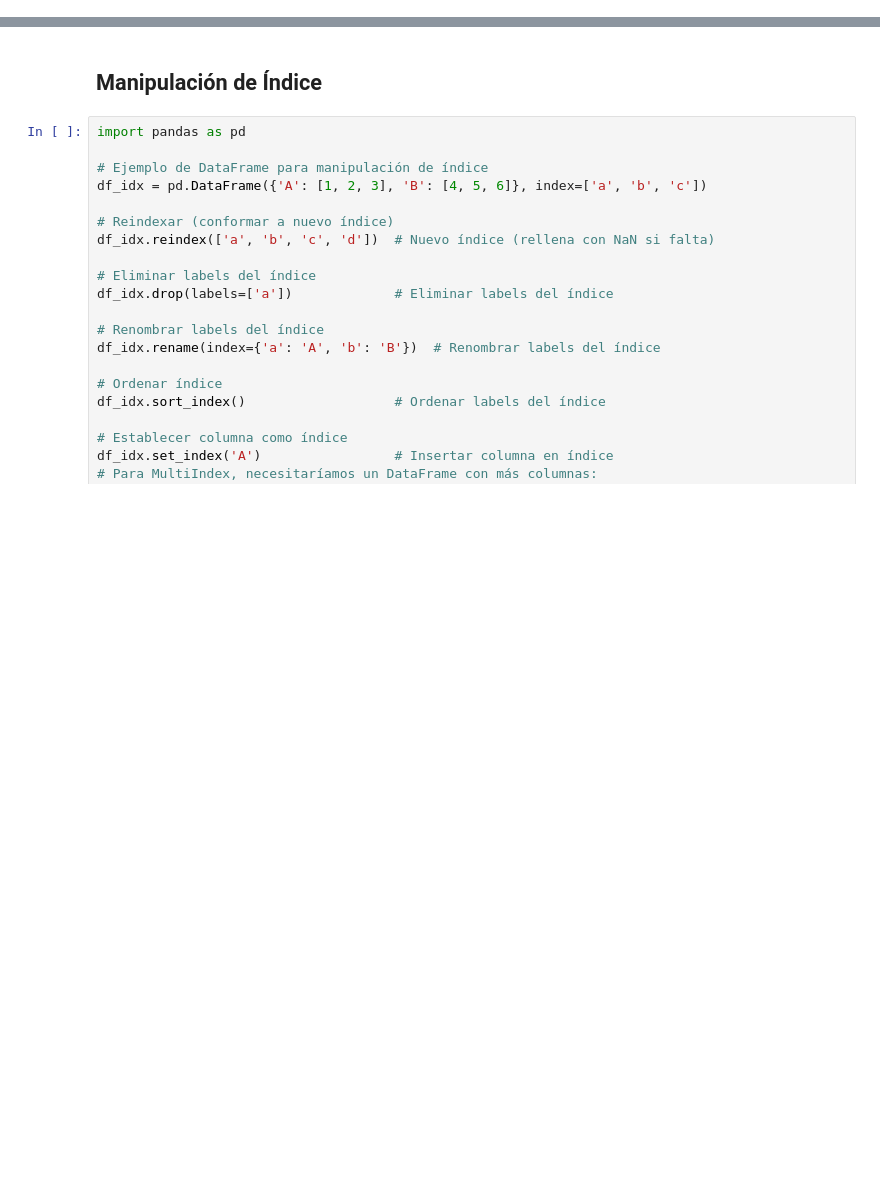
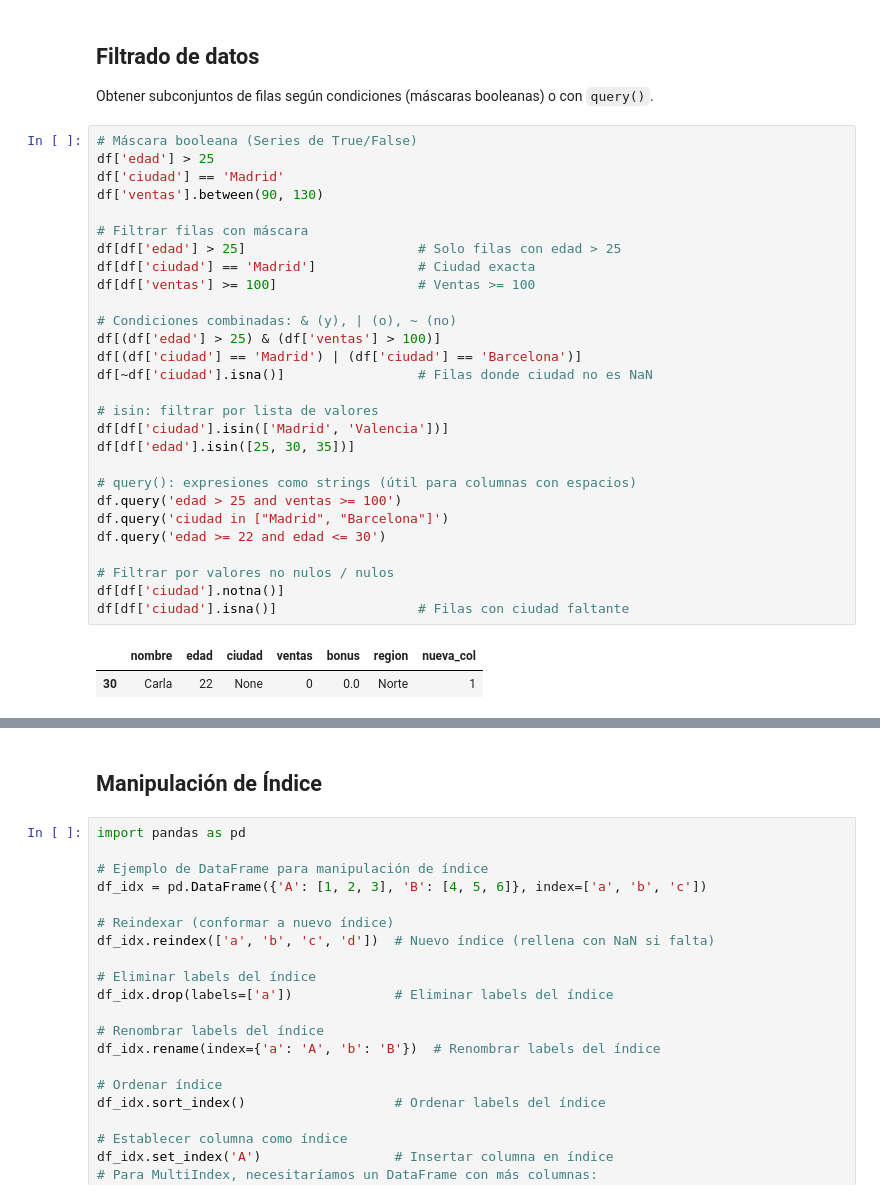
Before and after one commit to albino-babuino/cheat-sheets-ia, a Jupyter notebook: 04-pandas/04.03-pandas-data-manipulation.ipynb, the cells around one changed output, grey strips where cells are left out. Cells and saved outputs as stored; diff of their text form; blank space fills up the shorter version.

```diff
--- a/04-pandas/04.03-pandas-data-manipulation.ipynb
+++ b/04-pandas/04.03-pandas-data-manipulation.ipynb
@@ -6,0 +133,35 @@ Este notebook cubre la manipulación de datos en Pandas: agregar/eliminar column
+# %% [markdown]
+## Filtrado de datos
+
+Obtener subconjuntos de filas según condiciones (máscaras booleanas) o con `query()`.
+# %%
+# Máscara booleana (Series de True/False)
+df['edad'] > 25
+df['ciudad'] == 'Madrid'
+df['ventas'].between(90, 130)
+
+# Filtrar filas con máscara
+df[df['edad'] > 25]                      # Solo filas con edad > 25
+df[df['ciudad'] == 'Madrid']             # Ciudad exacta
+df[df['ventas'] >= 100]                  # Ventas >= 100
+
+# Condiciones combinadas: & (y), | (o), ~ (no)
+df[(df['edad'] > 25) & (df['ventas'] > 100)]
+df[(df['ciudad'] == 'Madrid') | (df['ciudad'] == 'Barcelona')]
+df[~df['ciudad'].isna()]                 # Filas donde ciudad no es NaN
+
+# isin: filtrar por lista de valores
+df[df['ciudad'].isin(['Madrid', 'Valencia'])]
+df[df['edad'].isin([25, 30, 35])]
+
+# query(): expresiones como strings (útil para columnas con espacios)
+df.query('edad > 25 and ventas >= 100')
+df.query('ciudad in ["Madrid", "Barcelona"]')
+df.query('edad >= 22 and edad <= 30')
+
+# Filtrar por valores no nulos / nulos
+df[df['ciudad'].notna()]
+df[df['ciudad'].isna()]                  # Filas con ciudad faltante
+# %% [output]
+|  | nombre | edad | ciudad | ventas | bonus | region | nueva_col |
+| 30 | Carla | 22 | None | 0 | 0.0 | Norte | 1 |
```
Also changed, not shown: parts of 13 cells of this notebook, 12 other files.
